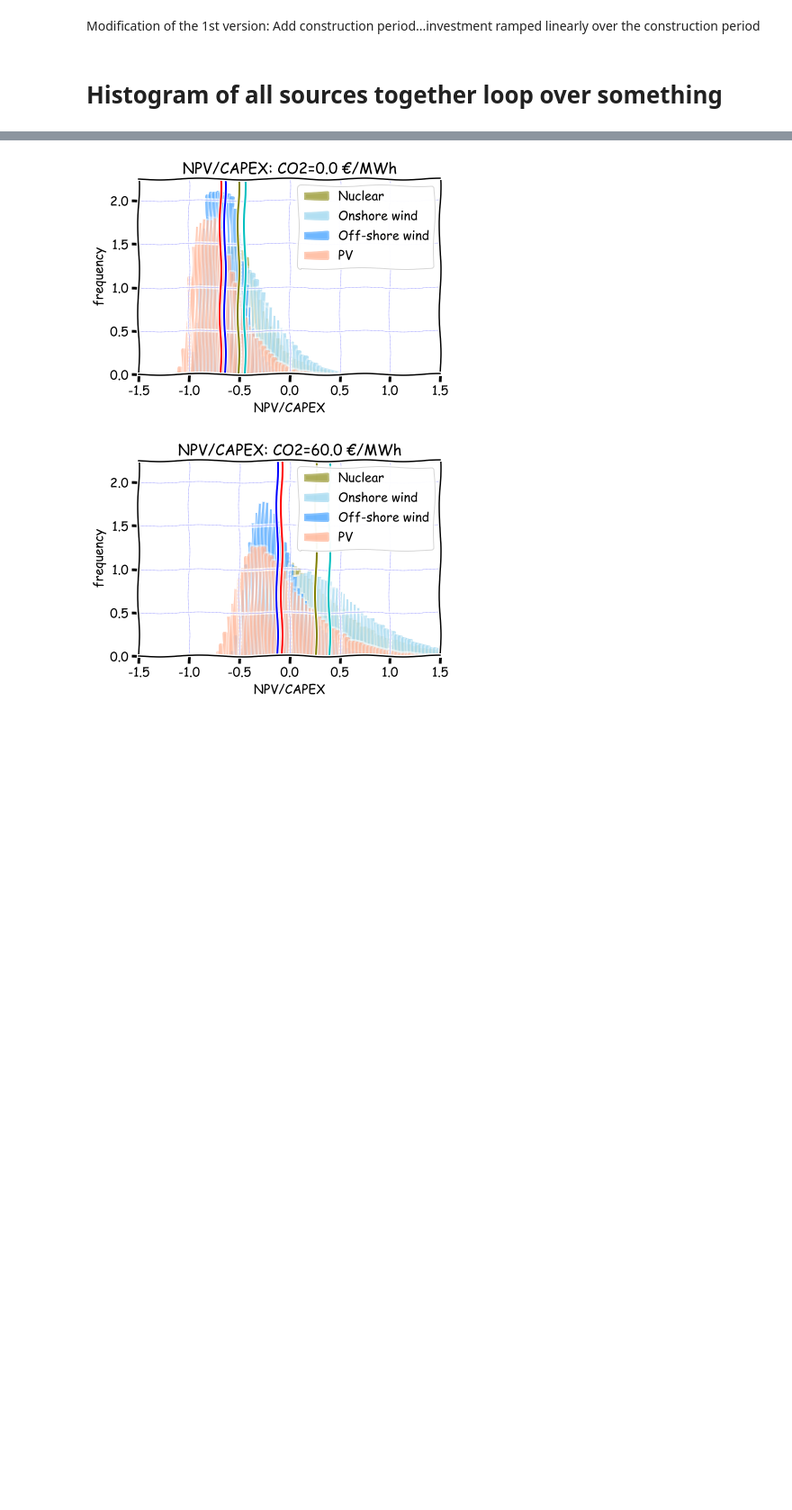
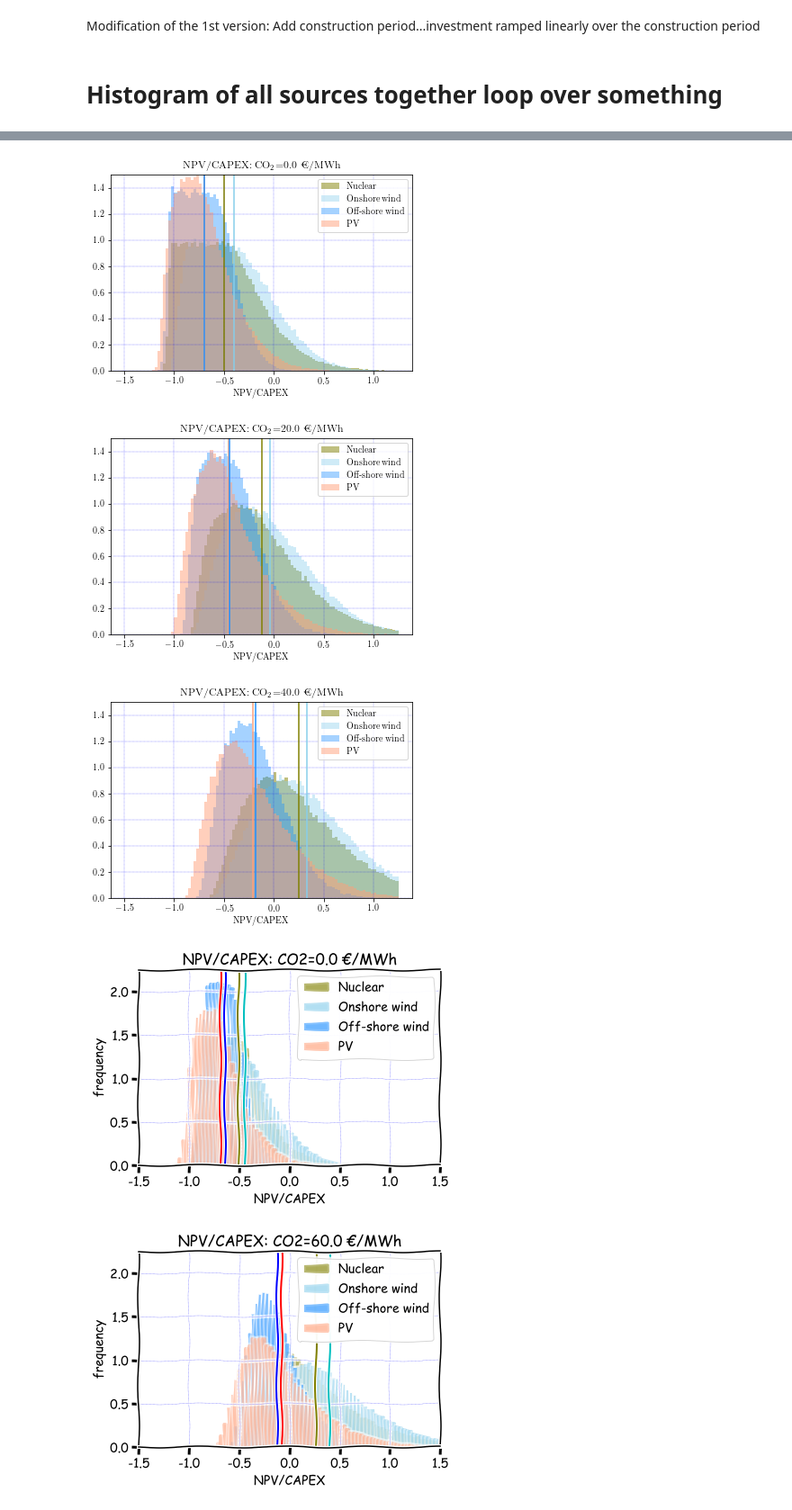
Before and after one commit to martikj2/Net_Present_Value_Energy, a Jupyter notebook: NPV_loop_for_movie.ipynb, the cells around one changed output, grey strips where cells are left out. Shown at 90% size. Drawn from its saved outputs; the diff is of its cells as text; code cells hidden in the pictures; blank space fills up the shorter version.

```diff
--- a/NPV_loop_for_movie.ipynb
+++ b/NPV_loop_for_movie.ipynb
@@ -57,7 +71,7 @@ def NPV2(construction_period,n,r,cf,It0,OMkwh,OMfixed,wholesalemin,wholesalemax)
 # %% [markdown]
 # Histogram of all sources together loop over something
 # %%
-#Nuclear parameters from DIW report
+#Nuclear parameters from DIW report. Others from Fraunhofer
 It0=4000  #Euros/kW
 n=40      #years
 nw=25
@@ -73,10 +87,10 @@ OMkwhow=0.0  #Euros/kWh variable O&M
 OMfixedow=100   #Euros/kW fixed O&M
 OMkwhs=0.0  #Euros/kWh variable O&M
 wholesale_price=80  #Euros/MWh
-construction_period=6   #years...rounded to integer here
-construction_periodw=3
-construction_periodow=4
-construction_periods=2
+construction_period=6*0   #years...rounded to integer here. If zero, capex is the overnight cost
+construction_periodw=3*0
+construction_periodow=4*0
+construction_periods=2*0
 # %%
 #Testing that the function works reasonably
 NPV_nuclear=NPV(construction_period,n,r,cf,It0,OMkwh,OMfixed,wholesale_price)/1000   #Billions for a GW plant
@@ -98,30 +118,41 @@ rmin=0.04
 rmax=0.1
 Itmin=4000
 Itmax=9000
+cf=0.9
 wholesalemin=20
 wholesalemax=80
-Itminw=1500
+Itminw=1500   #wind capex https://www.ise.fraunhofer.de/content/dam/ise/en/documents/publications/studies/EN2018_Fraunhofer-ISE_LCOE_Renewable_Energy_Technologies.pdf
 Itmaxw=2000
-Itminow=3100
+Itminow=3100    #Off shore wind capex...from Fraunhofer
 Itmaxow=4700
 cfminw=0.2
 cfmaxw=0.37
 cfminow=0.37
 cfmaxow=0.51
-Itmins=600
+Itmins=600   #solar capex range ...from Fraunhofer
 Itmaxs=1400
 cfmins=0.09
 cfmaxs=0.12
 # %%
-bins_fixed = np.linspace(-1.1, 0.5, 100)
+bins_fixed = np.linspace(-1.1, 1.25, 100)
 kwargsn={'color':'olive'}
 kwargsw={'color':'skyblue'}
 kwargss={'color':'lightsalmon'}
 kwargsow={'color':'dodgerblue'}
 plt.rc('text', usetex=True)
 plt.rc('font', family='serif')
+yval=np.zeros(CO2samples)
+yval[0]=5
+yval[1]=3.5
+yval[2]=2.5
+#yval[0]=1.5   #NPV run
+#yval[1]=1.5
+#yval[2]=1.5
+#bins_fixed = np.linspace(-1.5, 1.25, 100) #NPV run
+#fig = plt.figure(constrained_layout=True)
+#gs = gridspec.GridSpec(3, 1, figure=fig)
 for co in range(CO2samples):
-    filename= "./Figs/All_together_NPV_relative_to_capex_taxes" + str(co)+ ".png"
+    filename= "./Nice_ones/All_NPV2_relative_to_capex_taxes" + str(co)+ ".png"
     #filename= "./Figs/"+str(100+co)+ ".png"
     CO2tax=CO2taxv[co]
     for x in range(samples):
@@ -134,38 +165,43 @@ for co in range(CO2samples):
         cfw=np.random.uniform(low=cfminw,high=cfmaxw)
         cfs=np.random.uniform(low=cfmins,high=cfmaxs)
         cfow=np.random.uniform(low=cfminow,high=cfmaxow)
-        OMfixeds=0.025*It0s   #2.5% of capex
+        OMfixeds=0.025*It0s   #2.5% of capex for PV
         #NPV_nuclearv[x]=NPV(construction_period,n,r,cf,It0,OMkwh,OMfixed,wholesale_price)/It0
         #NPV_windv[x]=NPV(construction_periodw,nw,r,cfw,It0w,OMkwhw,OMfixedw,wholesale_price)/It0w
         #NPV_solarv[x]=NPV(construction_periods,ns,r,cfs,It0s,OMkwhs,OMfixeds,wholesale_price)/It0s
         #NPV_owindv[x]=NPV(construction_periodow,now,r,cfow,It0ow,OMkwhow,OMfixedow,wholesale_price)/It0ow
         NPV_nuclearv[x]=NPV2(construction_period,n,r,cf,It0,OMkwh,OMfixed,wholesalemin+CO2tax,wholesalemax+CO2tax)/It0
         NPV_windv[x]=NPV2(construction_periodw,nw,r,cfw,It0w,OMkwhw,OMfixedw,wholesalemin+CO2tax,wholesalemax+CO2tax)/It0w
         NPV_solarv[x]=NPV2(construction_periods,ns,r,cfs,It0s,OMkwhs,OMfixeds,wholesalemin+CO2tax,wholesalemax+CO2tax)/It0s
         NPV_owindv[x]=NPV2(construction_periodow,now,r,cfow,It0ow,OMkwhow,OMfixedow,wholesalemin+CO2tax,wholesalemax+CO2tax)/It0ow
+    #fig.add_subplot(gs[co, 0])
     plt.hist([NPV_nuclearv], bins_fixed,alpha=0.5,density=True,label='Nuclear',**kwargsn)
     plt.hist([NPV_windv], bins_fixed,alpha=0.4,density=True,label='Onshore wind',**kwargsw)
     plt.hist([NPV_owindv], bins_fixed,alpha=0.4,density=True,label='Off-shore wind',**kwargsow)
     plt.hist([NPV_solarv], bins_fixed,alpha=0.5,density=True,label='PV',**kwargss)
     xv=np.ones(2)*np.mean(NPV_nuclearv)
     yv=np.zeros(2)
-    yv[1]=7.0
+    yv[1]=yval[co]
     plt.plot(xv,yv,**kwargsn)
     xv=np.ones(2)*np.mean(NPV_windv)
     plt.plot(xv,yv,**kwargsw)
     xv=np.ones(2)*np.mean(NPV_solarv)
     plt.plot(xv,yv,**kwargss)
     xv=np.ones(2)*np.mean(NPV_owindv)
     plt.plot(xv,yv,**kwargsow)
     plt.legend(loc='upper right')
     plt.title("NPV/CAPEX: CO$_{2}$="+str(round(CO2tax,2))+" €/MWh")
     plt.xlabel("NPV/CAPEX")
-    plt.ylabel("frequency")
-    plt.xlim((-1.1,0.5))
-    plt.ylim((0,6.2))
+    #plt.ylabel("frequency")
+    #plt.xlim((-1.1,0.5))
+    plt.ylim((0,yv[1]))
     plt.grid(color='b', linestyle='--', linewidth=0.25)
     plt.savefig(filename)
     plt.show()
+# %% [output]
+[figure, added]
+[figure, added]
+[figure, added]
 # %%
 #Just for fun...maybe xkcd style
 with plt.xkcd():
```
Also changed, not shown: parts of 6 cells of this notebook, 3 other files.
